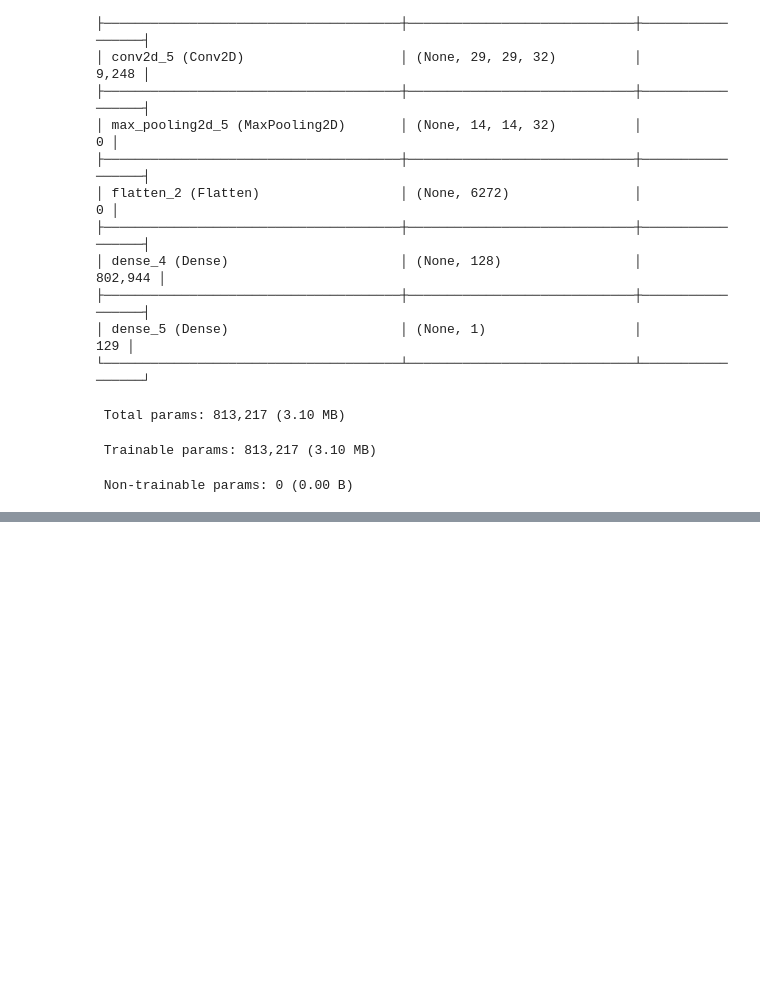
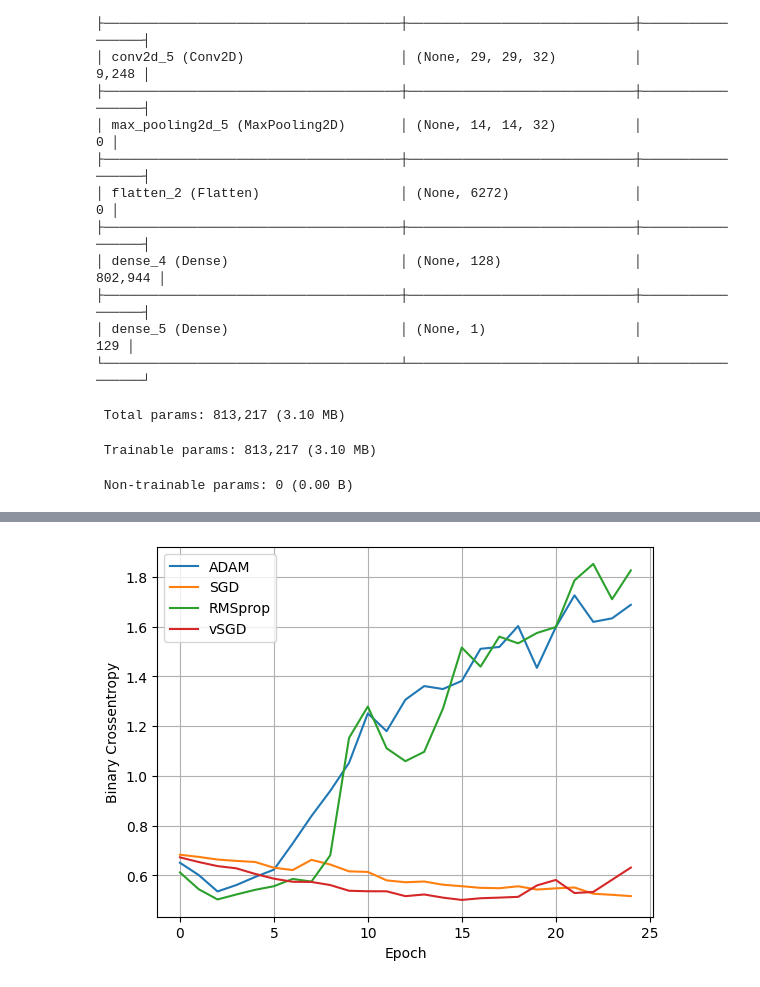
Before and after one commit to chakryaros/IDC6146, a Jupyter notebook: Untitled001.ipynb, the cells around one changed output, grey strips where cells are left out. Drawn from its saved outputs; the diff is of its cells as text; code cells hidden in the pictures; blank space fills up the shorter version.

```diff
--- a/Untitled001.ipynb
+++ b/Untitled001.ipynb
@@ -311,0 +324,16 @@ plt.show()
+# %%
+tf.random.set_seed(17) #Build it exactly the same every time
+cnn004=tf.keras.models.Sequential(
+    [
+    tf.keras.layers.Input(shape=[64,64,3]),
+    tf.keras.layers.Rescaling(1.0/255),
+    tf.keras.layers.Conv2D(filters=32, kernel_size=3, activation='relu'),
+    tf.keras.layers.MaxPool2D(pool_size=2, strides=2),
+    tf.keras.layers.Conv2D(filters=32, kernel_size=3, activation='relu'),
+    tf.keras.layers.MaxPool2D(pool_size=2, strides=2),
+    tf.keras.layers.Flatten(),
+    tf.keras.layers.Dense(units=128, activation='relu'),
+    tf.keras.layers.Dense(units=1,activation="sigmoid")
+    ]
+)
+cnn004.summary()
@@ -311,0 +364,19 @@ plt.show()
+# %%
+%%time
+opt004=tf.keras.optimizers.SGD(
+    learning_rate=0.01,
+    momentum=0.5,
+    nesterov=True,
+    weight_decay=None,
+    clipnorm=None,
+    clipvalue=None,
+    global_clipnorm=None,
+    use_ema=False,
+    ema_momentum=0.99,
+    ema_overwrite_frequency=None,
+    loss_scale_factor=None,
+    gradient_accumulation_steps=None,
+    name='vSGD'
+)
+cnn004.compile(optimizer = opt004, loss = 'binary_crossentropy', metrics = ['accuracy'])
+cnnhistory004=cnn004.fit(x = train_set, validation_data = test_set, epochs = 25)
@@ -311,0 +401,12 @@ plt.show()
+# %%
+plt.plot(cnnhistory001.history['val_loss'])
+plt.plot(cnnhistory002.history['val_loss'])
+plt.plot(cnnhistory003.history['val_loss'])
+plt.plot(cnnhistory004.history['val_loss'])
+plt.ylabel('Binary Crossentropy')
+plt.xlabel('Epoch')
+plt.legend(['ADAM','SGD','RMSprop','vSGD'])
+plt.grid()
+plt.show()
+# %% [output]
+[figure, added]
```
Also changed, not shown: parts of 27 cells of this notebook, 2 other files.
